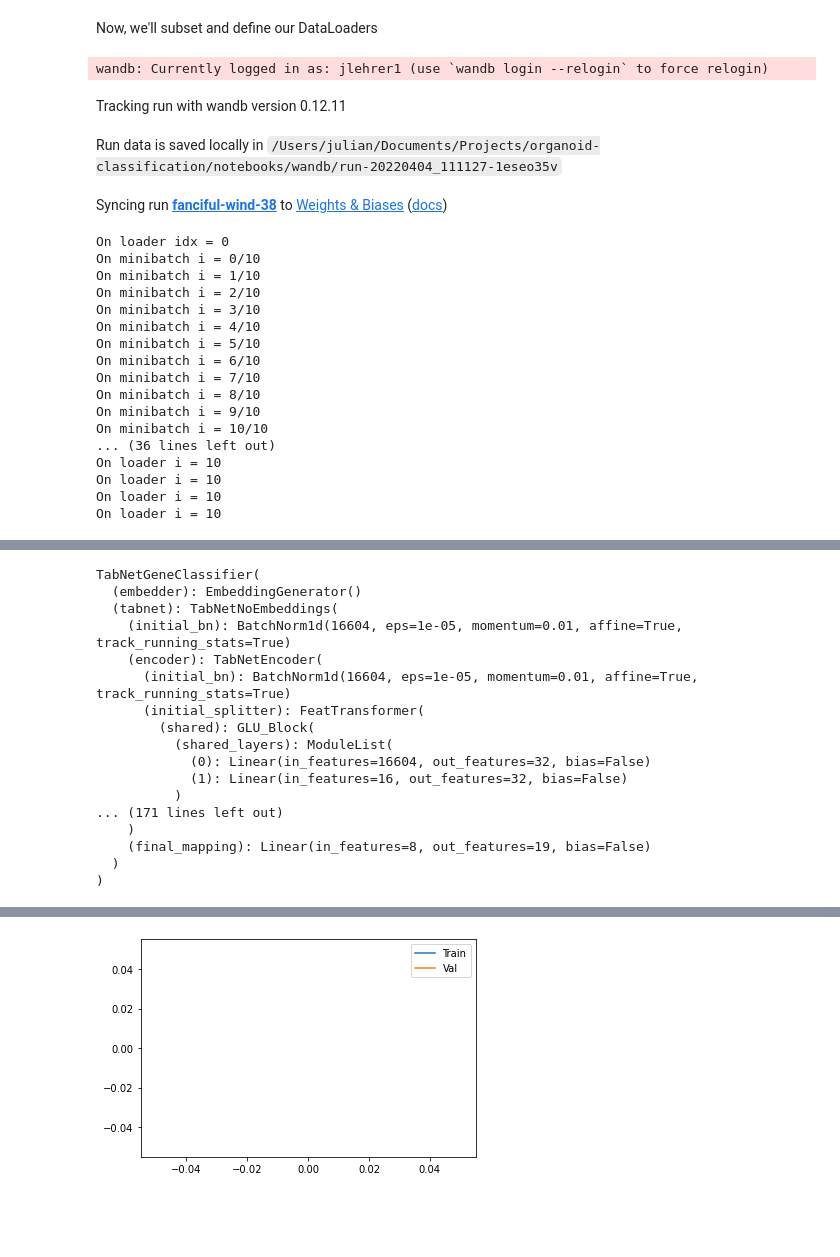
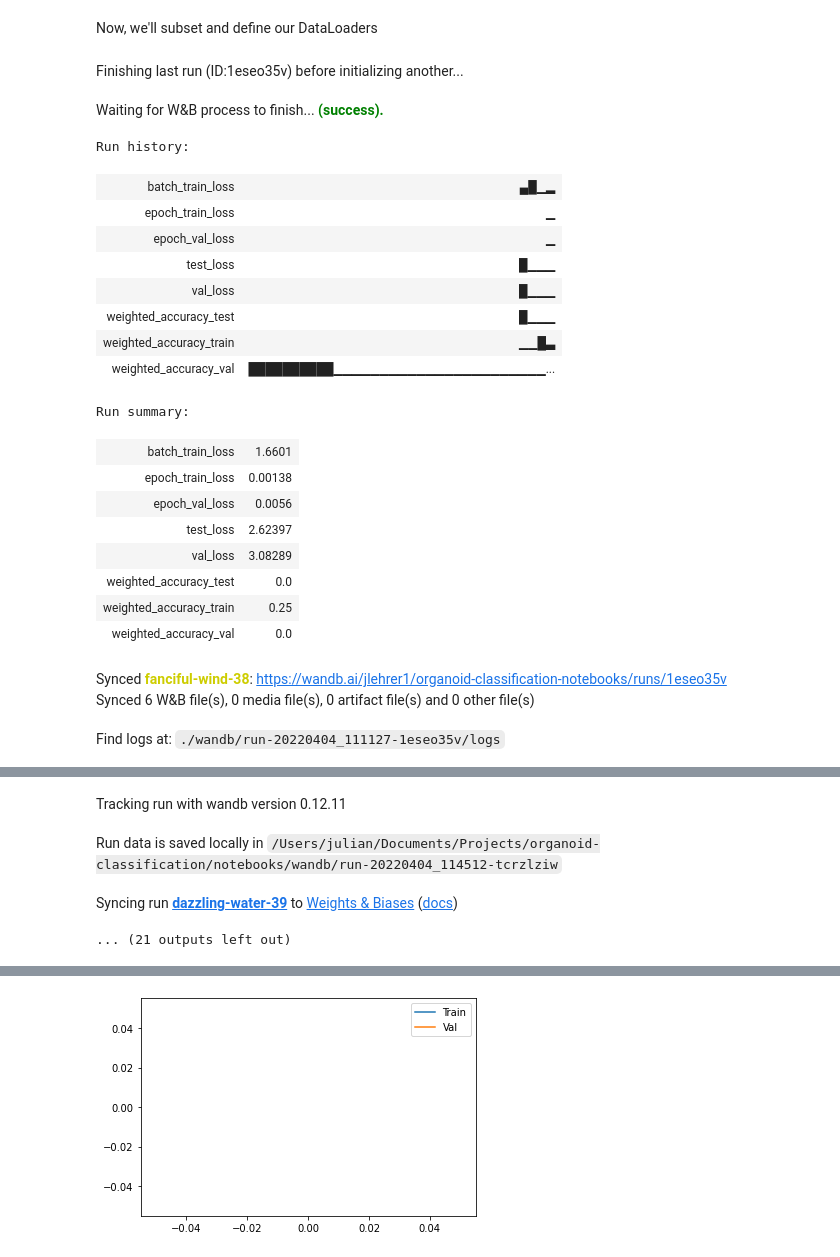
Before and after one commit to jlehrer1/comparative-organoids, a Jupyter notebook: notebooks/tabnet_test.ipynb, the cells around one changed output, grey strips where cells are left out. Saved outputs shown, nothing was run; the diff lists cells and outputs as text; code cells hidden in the pictures; blank space fills up the shorter version.

```diff
--- a/notebooks/tabnet_test.ipynb
+++ b/notebooks/tabnet_test.ipynb
@@ -42,0 +49,8 @@ datafiles, labelfiles
+# %%
+train, val, test = generate_datasets(
+    datafiles,
+    labelfiles,
+    'Type',
+    skip=3,
+    cast=True
+)
@@ -104,7 +137,7 @@ for epoch in range(1):  # loop over the dataset multiple times
     model.train()
     for idx, train in enumerate(train_loader):
         print(f'On loader {idx = }')
-        for i, data in enumerate(train):
+        for i, data in enumerate(tqdm(train)):
             print(f'On minibatch {i = }/10')
             if i == 10:
                 break
@@ -155,51 +188,53 @@ for epoch in range(1):  # loop over the dataset multiple times
                 if i == 10:
                     break
                 inputs, labels = data
                 # CLEAN INPUTS
                 inputs = clean_sample(inputs, refgenes, val.dataset.columns)
                 # Forward pass ➡
                 outputs = model(inputs)
                 loss = criterion(outputs, labels)
 
                 # print statistics
                 running_loss += loss.item()
                 epoch_loss += loss.item()
 
                 if i % mod == 0: #every 2000 mini batches
                     running_loss = running_loss / mod
                     wandb.log({"val_loss": loss})
                     running_loss = 0.0
 
                     metric_results = calculate_metrics(
                         outputs=outputs,
                         labels=labels,
                         num_classes=model.output_dim,
                         subset='weighted_accuracy',
                         append_str='val',
                     )
 
                 wandb.log(metric_results)
 
         wandb.log({f"epoch_val_loss": epoch_loss / len(train)})
 # %% [output]
-wandb: Currently logged in as: jlehrer1 (use `wandb login --relogin` to force relogin)
-Tracking run with wandb version 0.12.11
+Finishing last run (ID:1eseo35v) before initializing another...
-Run data is saved locally in /Users/julian/Documents/Projects/organoid-classification/notebooks/wandb/run-20220404_111127-1eseo35v
+Waiting for W&B process to finish... (success).
+Run history:
+| batch_train_loss | ▄█▁▂ |
+| epoch_train_loss | ▁ |
+| epoch_val_loss | ▁ |
+| test_loss | █▁▁▁ |
+| val_loss | █▁▁▁ |
+| weighted_accuracy_test | █▁▁▁ |
+| weighted_accuracy_train | ▁▁█▃ |
+| weighted_accuracy_val | ██████████▁▁▁▁▁▁▁▁▁▁▁▁▁▁▁▁▁▁▁▁▁▁▁... |
+Run summary:
+| batch_train_loss | 1.6601 |
+| epoch_train_loss | 0.00138 |
+| epoch_val_loss | 0.0056 |
+| test_loss | 2.62397 |
+| val_loss | 3.08289 |
+| weighted_accuracy_test | 0.0 |
+| weighted_accuracy_train | 0.25 |
+| weighted_accuracy_val | 0.0 |
-Syncing run fanciful-wind-38 to Weights & Biases (docs)
+Synced fanciful-wind-38: https://wandb.ai/jlehrer1/organoid-classification-notebooks/runs/1eseo35v
+Synced 6 W&B file(s), 0 media file(s), 0 artifact file(s) and 0 other file(s)
-On loader idx = 0
-On minibatch i = 0/10
-On minibatch i = 1/10
-On minibatch i = 2/10
-On minibatch i = 3/10
-On minibatch i = 4/10
-On minibatch i = 5/10
-On minibatch i = 6/10
-On minibatch i = 7/10
-On minibatch i = 8/10
-On minibatch i = 9/10
-On minibatch i = 10/10
-... (36 lines left out)
-On loader i = 10
-On loader i = 10
-On loader i = 10
-On loader i = 10
+Find logs at: ./wandb/run-20220404_111127-1eseo35v/logs
@@ -206,20 +242,4 @@ On loader i = 10
+Tracking run with wandb version 0.12.11
+Run data is saved locally in /Users/julian/Documents/Projects/organoid-classification/notebooks/wandb/run-20220404_114512-tcrzlziw
+Syncing run dazzling-water-39 to Weights & Biases (docs)
+... (21 outputs left out)
-# %%
-model
-# %% [output]
-TabNetGeneClassifier(
-  (embedder): EmbeddingGenerator()
-  (tabnet): TabNetNoEmbeddings(
-    (initial_bn): BatchNorm1d(16604, eps=1e-05, momentum=0.01, affine=True, track_running_stats=True)
-    (encoder): TabNetEncoder(
-      (initial_bn): BatchNorm1d(16604, eps=1e-05, momentum=0.01, affine=True, track_running_stats=True)
-      (initial_splitter): FeatTransformer(
-        (shared): GLU_Block(
-          (shared_layers): ModuleList(
-            (0): Linear(in_features=16604, out_features=32, bias=False)
-            (1): Linear(in_features=16, out_features=32, bias=False)
-          )
-... (171 lines left out)
-    )
-    (final_mapping): Linear(in_features=8, out_features=19, bias=False)
-  )
-)
```
Also changed, not shown: parts of 17 cells of this notebook, 1 other file.
